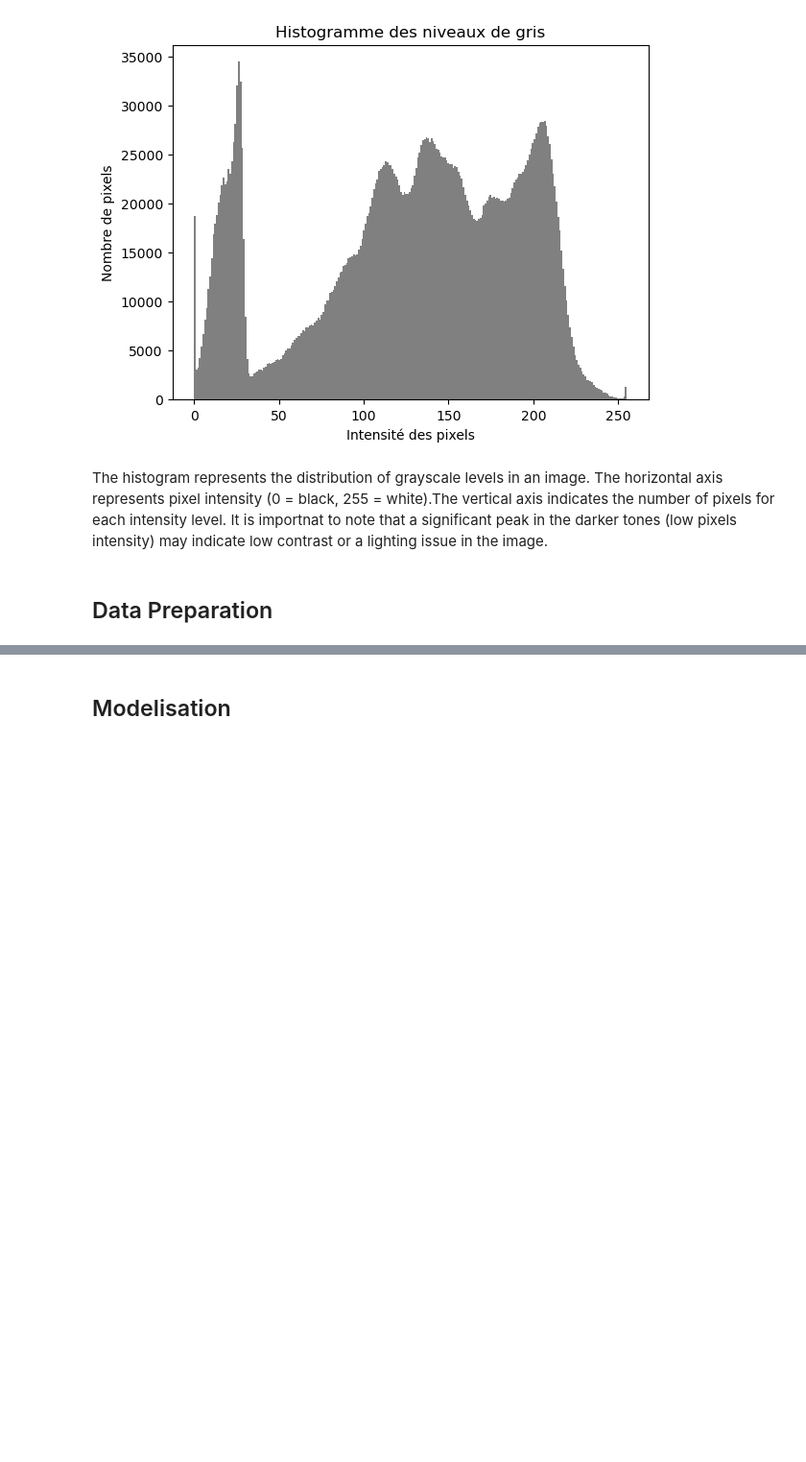
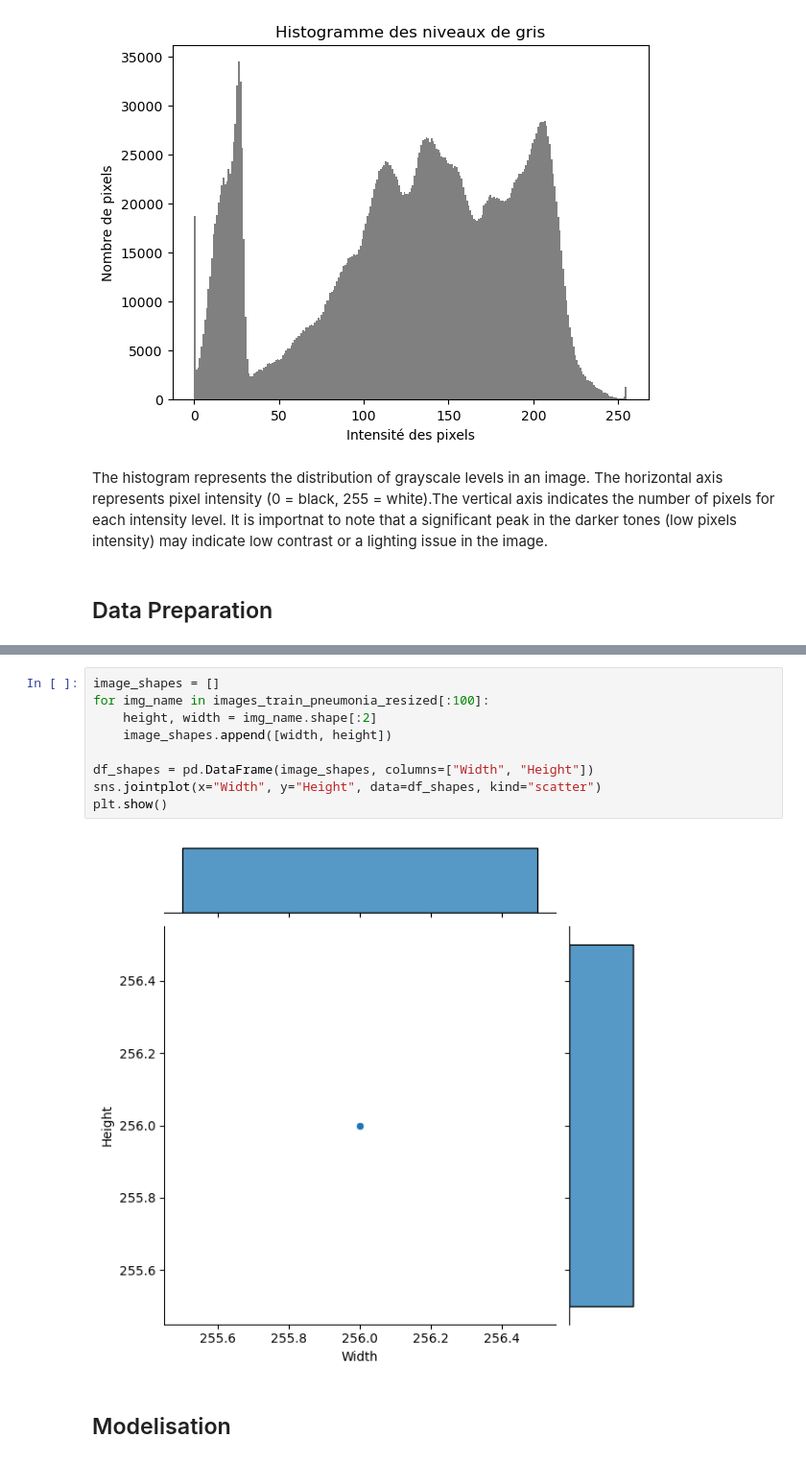
Before and after one commit to Upwood99/MRI, a Jupyter notebook: IMAGE_processing/IRM_processing.ipynb, the cells around one changed output, grey strips where cells are left out. Shown at 96% size. Drawn from its saved outputs; the diff is of its cells as text; blank space fills up the shorter version.

```diff
--- a/IMAGE_processing/IRM_processing.ipynb
+++ b/IMAGE_processing/IRM_processing.ipynb
@@ -110,2 +165,13 @@ It is importnat to note that a significant peak in the darker tones (low pixels
+# %%
+image_shapes = []
+for img_name in images_train_pneumonia_resized[:100]:
+    height, width = img_name.shape[:2]
+    image_shapes.append([width, height])
+
+df_shapes = pd.DataFrame(image_shapes, columns=["Width", "Height"])
+sns.jointplot(x="Width", y="Height", data=df_shapes, kind="scatter")
+plt.show()
+# %% [output]
+[figure, added]
 # %% [markdown]
 ## Modelisation
```
Also changed, not shown: parts of 5 cells of this notebook.
